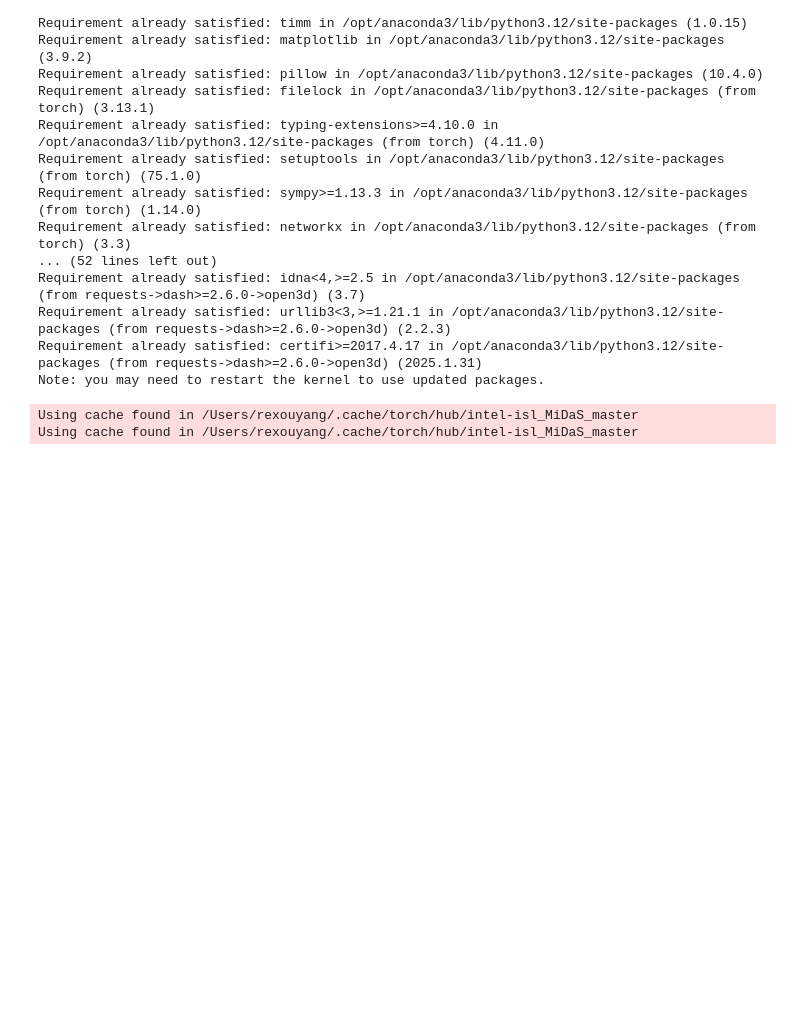
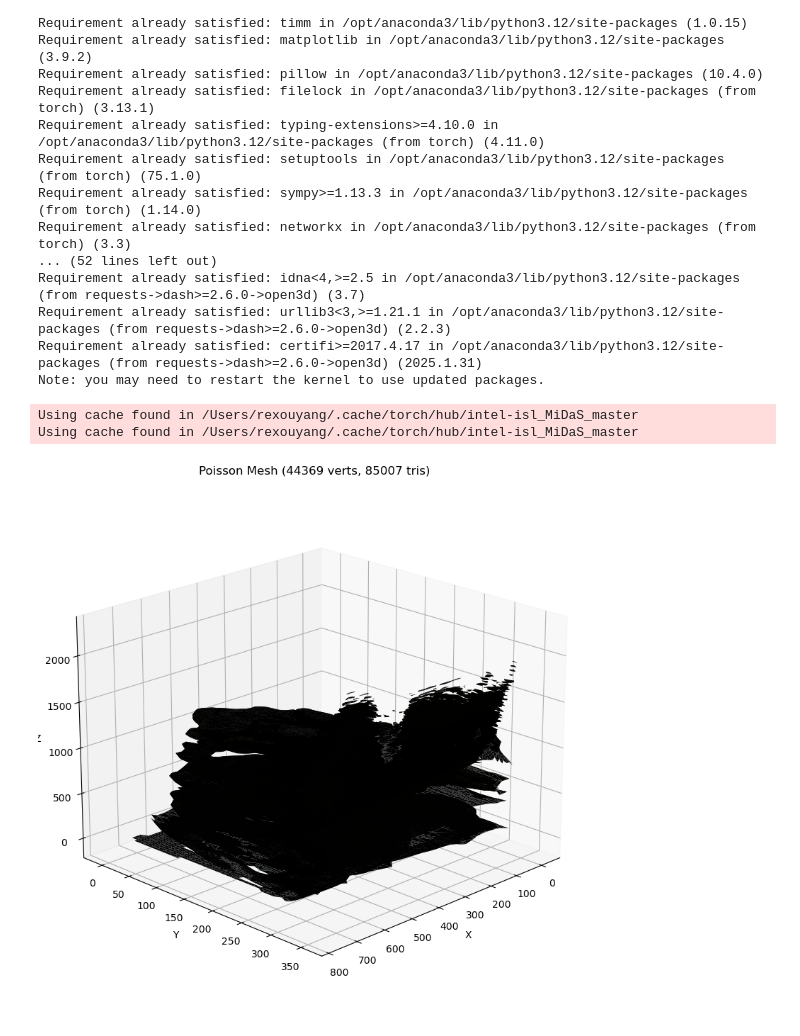
Before and after one commit to danielcoblentz/CalAI-Hacks, a Jupyter notebook: 2Dto3D.ipynb, the cells around one changed output. Cells and saved outputs as stored; diff of their text form; code cells hidden in the pictures; blank space fills up the shorter version.

```diff
--- a/2Dto3D.ipynb
+++ b/2Dto3D.ipynb
@@ -29,5 +32,5 @@ import matplotlib.pyplot as plt
 # %%
-img_path = "tomandjerry.jpeg"
+img_path = "tree.png"
 img_bgr = cv2.imread(img_path)
 img_rgb = cv2.cvtColor(img_bgr, cv2.COLOR_BGR2RGB)
 img_pil = Image.fromarray(img_rgb)
@@ -71,0 +243,10 @@ for idx, (r, g, b, d) in enumerate(flattened):
+# %%
+verts, tris, cols = poisson_surface_reconstruction(points_xyz, colors_rgb)
+plot_mesh(verts, tris, cols, title="Poisson Mesh")
+
+
+
+verts, tris, cols = ball_pivoting_reconstruction(points_xyz, colors_rgb)
+plot_mesh(verts, tris, cols, title="Ball Pivoting Mesh")
+# %% [output]
+[figure, added]
```
Also changed, not shown: parts of 6 cells of this notebook, 2 other files.
